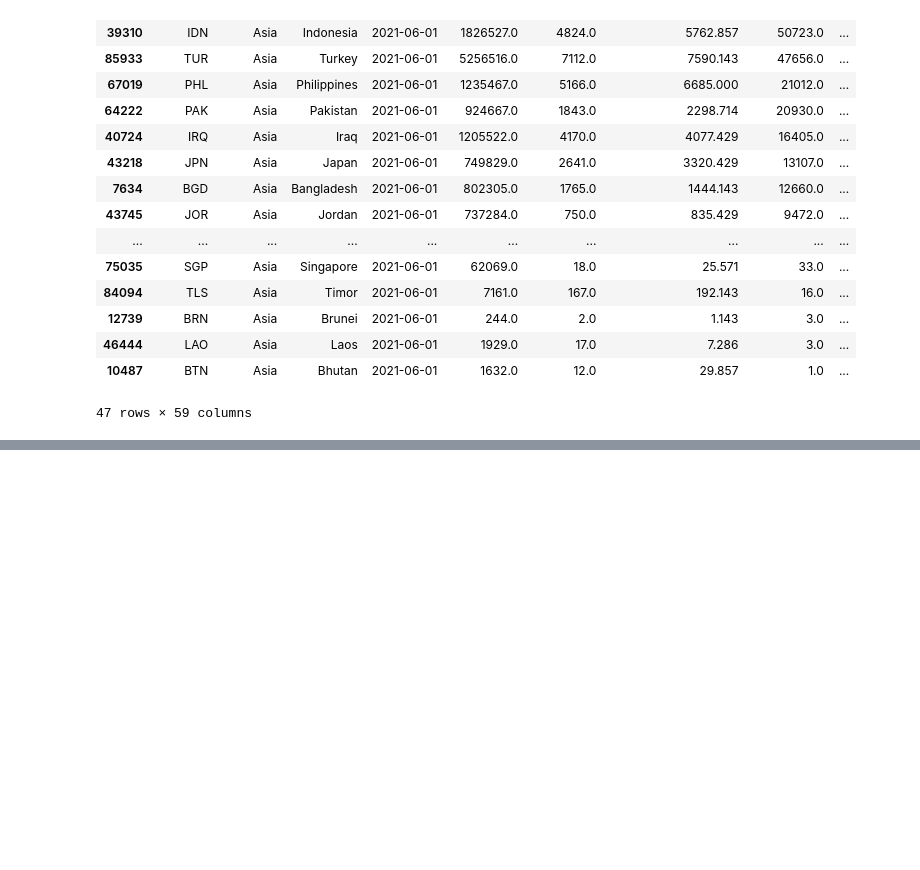
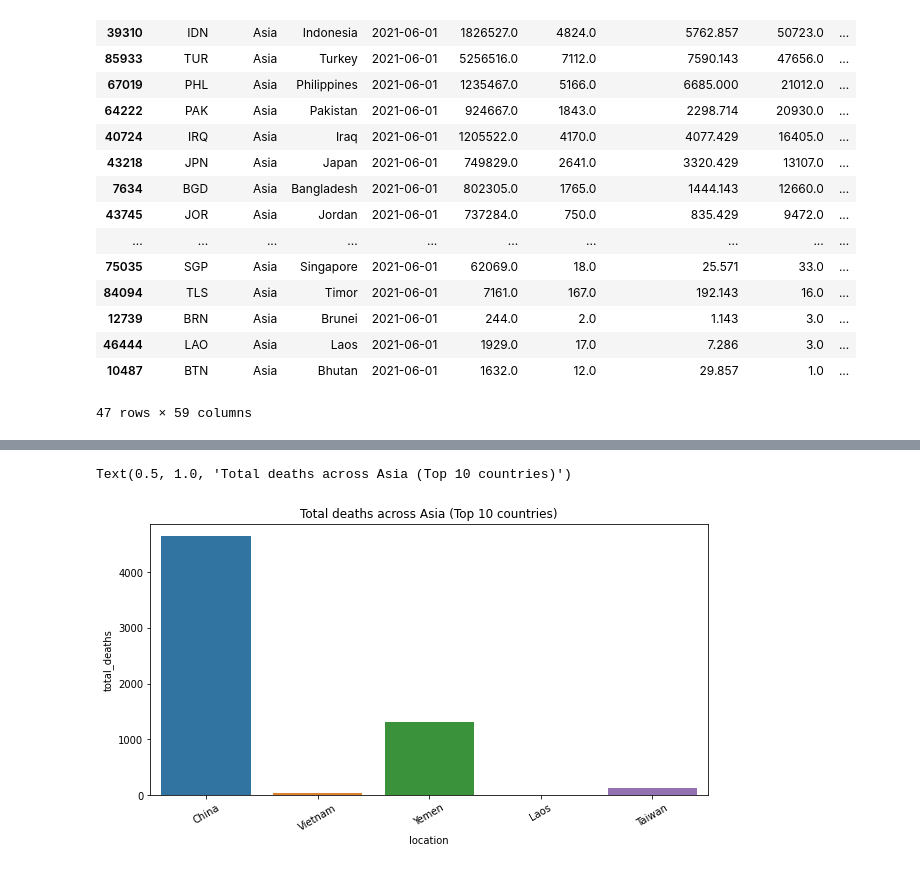
Before and after one commit to tiwari1302/GRIP-Internship, a Jupyter notebook: Task 8/timeline_analysis_covid-19.ipynb, the cells around one changed output, grey strips where cells are left out. Cells and saved outputs as stored; diff of their text form; code cells hidden in the pictures; blank space fills up the shorter version.

```diff
--- a/Task 8/timeline_analysis_covid-19.ipynb
+++ b/Task 8/timeline_analysis_covid-19.ipynb
@@ -232,0 +253,3 @@ if save_files:
+# %%
+least_asia_cases = asia_data.sort_values("total_cases_per_million",ascending =True)
+least_asia_cases.head()
@@ -232,0 +264,10 @@ if save_files:
+# %%
+plt.figure(figsize=(10,5))
+#sns.lineplot(x='location', y='total_deaths', data=top_10_deaths[0:10], color='red')
+sns.barplot(x='location', y='total_deaths', data=least_asia_cases[0:5])
+plt.xticks(x='location', rotation=30)
+plt.yticks(y='total_deaths')
+plt.title("Total deaths across Asia (Top 10 countries)")
+# %% [output]
+Text(0.5, 1.0, 'Total deaths across Asia (Top 10 countries)')
+[figure, added]
```
Also changed, not shown: parts of 23 cells of this notebook.
